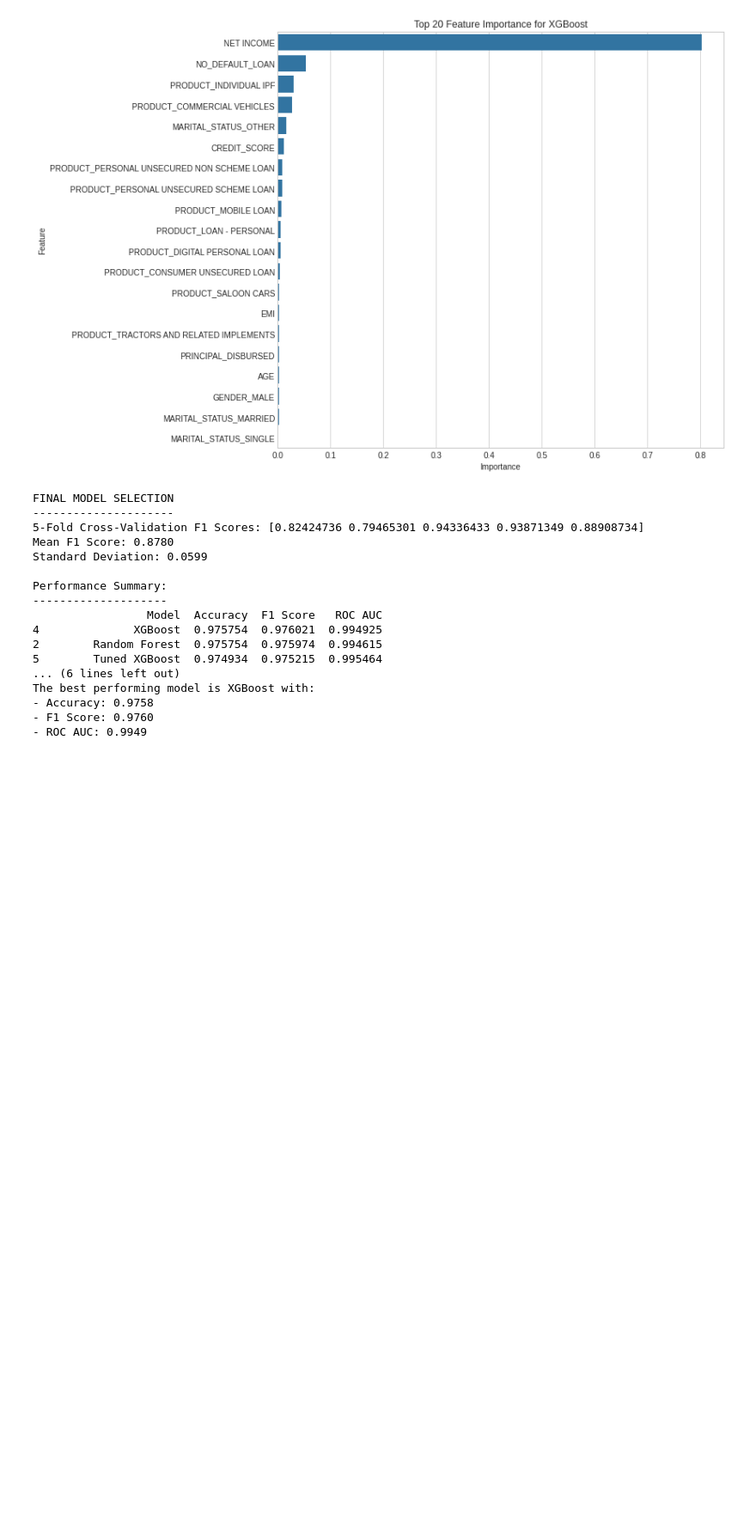
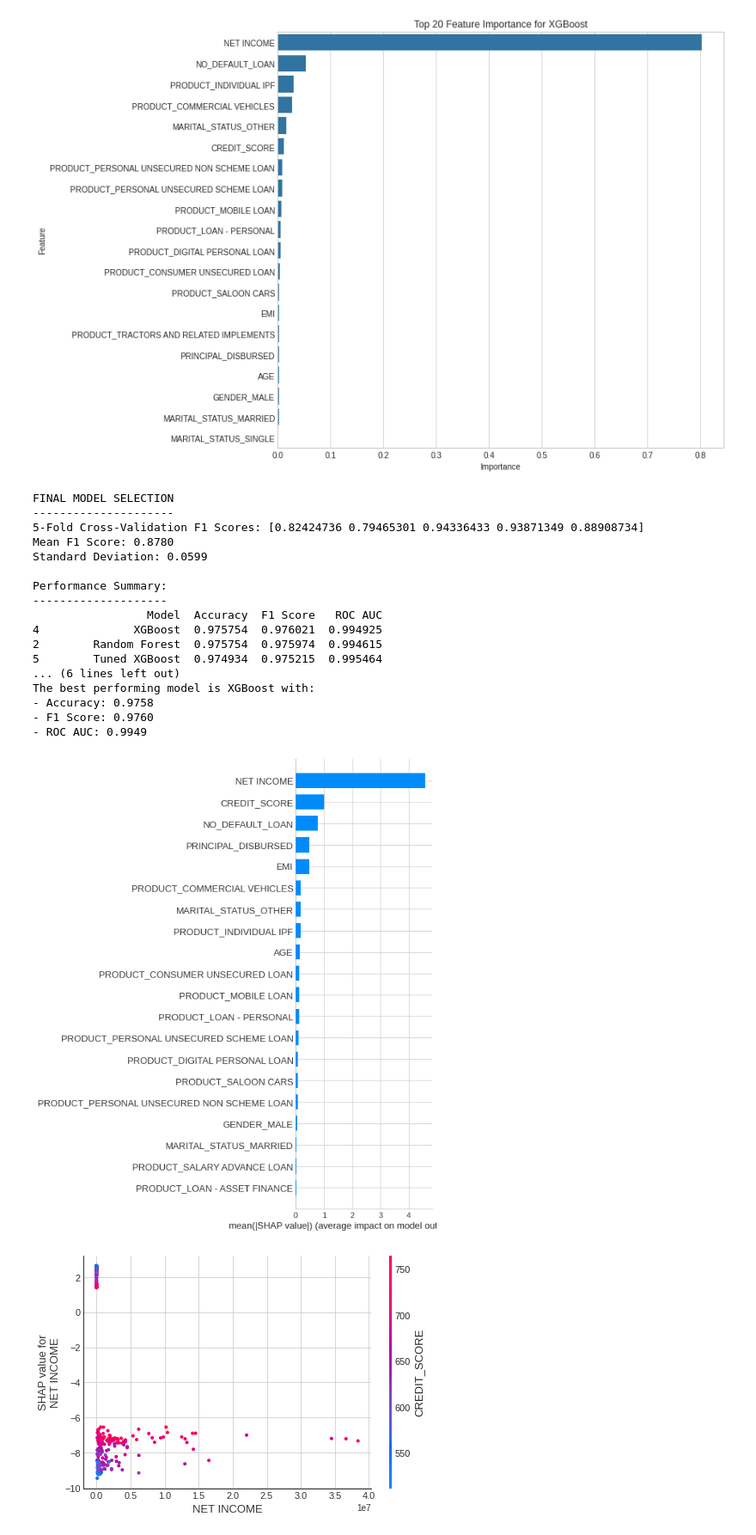
Before and after one commit to KaiFa254/SmartLender, a Jupyter notebook: notebooks/Alex.ipynb, the cells around one changed output. Shown at 86% size. Saved outputs shown, nothing was run; the diff lists cells and outputs as text; code cells hidden in the pictures; blank space fills up the shorter version.

```diff
--- a/notebooks/Alex.ipynb
+++ b/notebooks/Alex.ipynb
@@ -1170,3 +1170,21 @@ The best performing model is XGBoost with:
 - Accuracy: 0.9758
 - F1 Score: 0.9760
 - ROC AUC: 0.9949
+# %%
+import shap
+
+# Create explainer for the XGBoost model
+explainer = shap.TreeExplainer(best_tuned_model)
+
+# Calculate SHAP values for a sample of data
+shap_values = explainer.shap_values(X_test.iloc[:500])
+
+# Create summary plot
+shap.summary_plot(shap_values, X_test.iloc[:500], plot_type="bar")
+
+# Create dependence plots for top features
+shap.dependence_plot("NET INCOME", shap_values, X_test.iloc[:500])
+shap.dependence_plot("NO_DEFAULT_LOAN", shap_values, X_test.iloc[:500])
+# %% [output]
+[figure, added]
+[figure, added]
```
Also changed, not shown: parts of 5 cells of this notebook, 4 other files.
